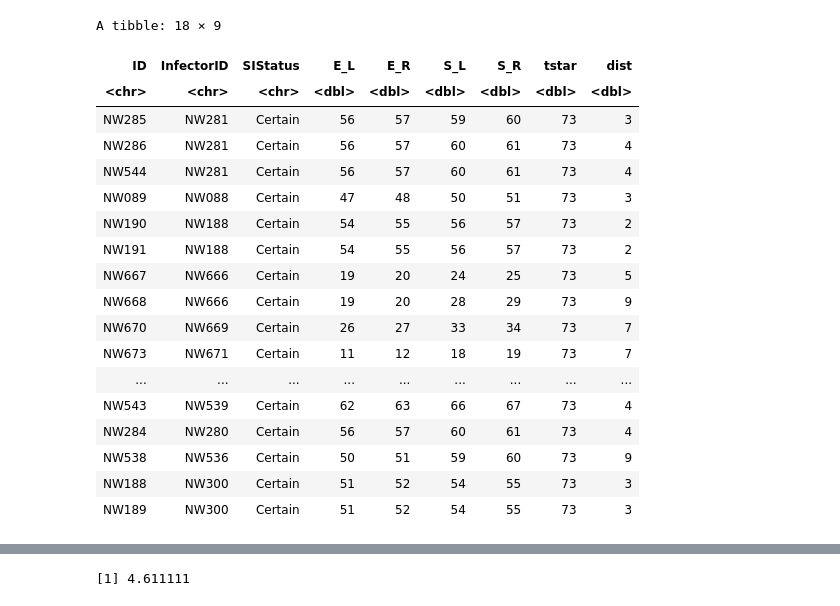
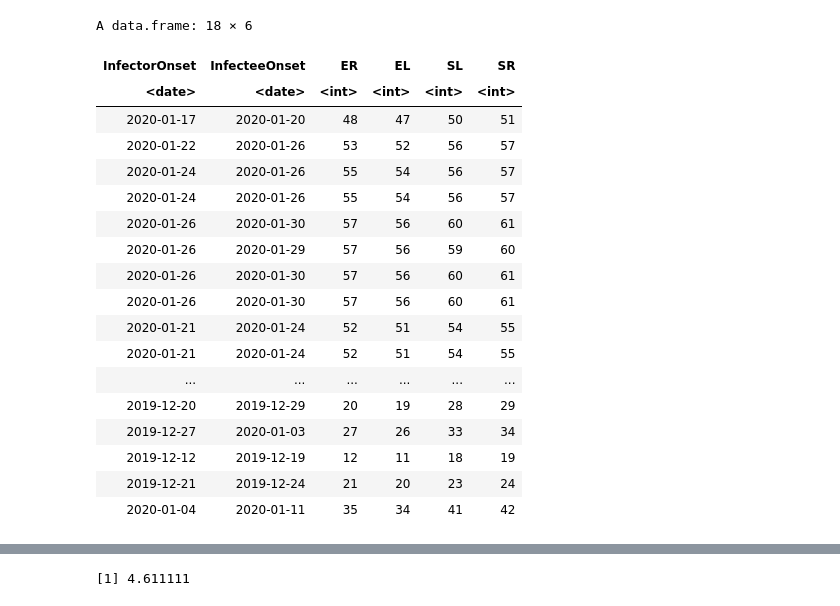
Before and after one commit to aakhmetz/COVID19SerialInterval, a Jupyter notebook: scripts/A1. Stan simulations.ipynb, the cells around one changed output, grey strips where cells are left out. Cells and saved outputs as stored; diff of their text form; code cells hidden in the pictures.

```diff
--- a/scripts/A1. Stan simulations.ipynb
+++ b/scripts/A1. Stan simulations.ipynb
@@ -105,30 +27,27 @@ A tibble: 18 × 7
-# %%
-CUTOFF_TIME = as.Date('2020-02-12')
-t0 = as.Date('2019-12-01')
-
-df['tstar'] = CUTOFF_TIME
-df %<>% mutate_each(list(~(as.numeric(. - t0))), -ID, -InfectorID, -SIStatus) %>% mutate(dist = (S_R+S_L)/2-(E_R+E_L)/2)
-
-df %<>% mutate(S_L = if_else(S_L < E_L, E_L, S_L), E_R = if_else(E_R > S_R, S_R, E_R))
-
-df
-# %% [output]
-A tibble: 18 × 9
-| ID | InfectorID | SIStatus | E_L | E_R | S_L | S_R | tstar | dist |
-| <chr> | <chr> | <chr> | <dbl> | <dbl> | <dbl> | <dbl> | <dbl> | <dbl> |
-| NW285 | NW281 | Certain | 56 | 57 | 59 | 60 | 73 | 3 |
-| NW286 | NW281 | Certain | 56 | 57 | 60 | 61 | 73 | 4 |
-| NW544 | NW281 | Certain | 56 | 57 | 60 | 61 | 73 | 4 |
-| NW089 | NW088 | Certain | 47 | 48 | 50 | 51 | 73 | 3 |
-| NW190 | NW188 | Certain | 54 | 55 | 56 | 57 | 73 | 2 |
-| NW191 | NW188 | Certain | 54 | 55 | 56 | 57 | 73 | 2 |
-| NW667 | NW666 | Certain | 19 | 20 | 24 | 25 | 73 | 5 |
-| NW668 | NW666 | Certain | 19 | 20 | 28 | 29 | 73 | 9 |
-| NW670 | NW669 | Certain | 26 | 27 | 33 | 34 | 73 | 7 |
-| NW673 | NW671 | Certain | 11 | 12 | 18 | 19 | 73 | 7 |
-| ... | ... | ... | ... | ... | ... | ... | ... | ... |
-| NW543 | NW539 | Certain | 62 | 63 | 66 | 67 | 73 | 4 |
-| NW284 | NW280 | Certain | 56 | 57 | 60 | 61 | 73 | 4 |
-| NW538 | NW536 | Certain | 50 | 51 | 59 | 60 | 73 | 9 |
-| NW188 | NW300 | Certain | 51 | 52 | 54 | 55 | 73 | 3 |
-| NW189 | NW300 | Certain | 51 | 52 | 54 | 55 | 73 | 3 |
+# %%
+read.csv("../../data/supplemetary table.csv") %>%
+    filter(SIClassification=='Certain') %>%
+    select(-X, -Source, -SIClassification, -DiagnosisCountry) %>%
+    mutate(InfectorOnset = as.Date(InfectorOnset, format="%m/%d/%Y"),
+           InfecteeOnset = as.Date(InfecteeOnset, format="%m/%d/%Y")) -> df
+df
+# %% [output]
+A data.frame: 18 × 6
+| InfectorOnset | InfecteeOnset | ER | EL | SL | SR |
+| <date> | <date> | <int> | <int> | <int> | <int> |
+| 2020-01-17 | 2020-01-20 | 48 | 47 | 50 | 51 |
+| 2020-01-22 | 2020-01-26 | 53 | 52 | 56 | 57 |
+| 2020-01-24 | 2020-01-26 | 55 | 54 | 56 | 57 |
+| 2020-01-24 | 2020-01-26 | 55 | 54 | 56 | 57 |
+| 2020-01-26 | 2020-01-30 | 57 | 56 | 60 | 61 |
+| 2020-01-26 | 2020-01-29 | 57 | 56 | 59 | 60 |
+| 2020-01-26 | 2020-01-30 | 57 | 56 | 60 | 61 |
+| 2020-01-26 | 2020-01-30 | 57 | 56 | 60 | 61 |
+| 2020-01-21 | 2020-01-24 | 52 | 51 | 54 | 55 |
+| 2020-01-21 | 2020-01-24 | 52 | 51 | 54 | 55 |
+| ... | ... | ... | ... | ... | ... |
+| 2019-12-20 | 2019-12-29 | 20 | 19 | 28 | 29 |
+| 2019-12-27 | 2020-01-03 | 27 | 26 | 33 | 34 |
+| 2019-12-12 | 2019-12-19 | 12 | 11 | 18 | 19 |
+| 2019-12-21 | 2019-12-24 | 21 | 20 | 23 | 24 |
+| 2020-01-04 | 2020-01-11 | 35 | 34 | 41 | 42 |
```
Also changed, not shown: parts of 12 cells of this notebook, 4 other files.
